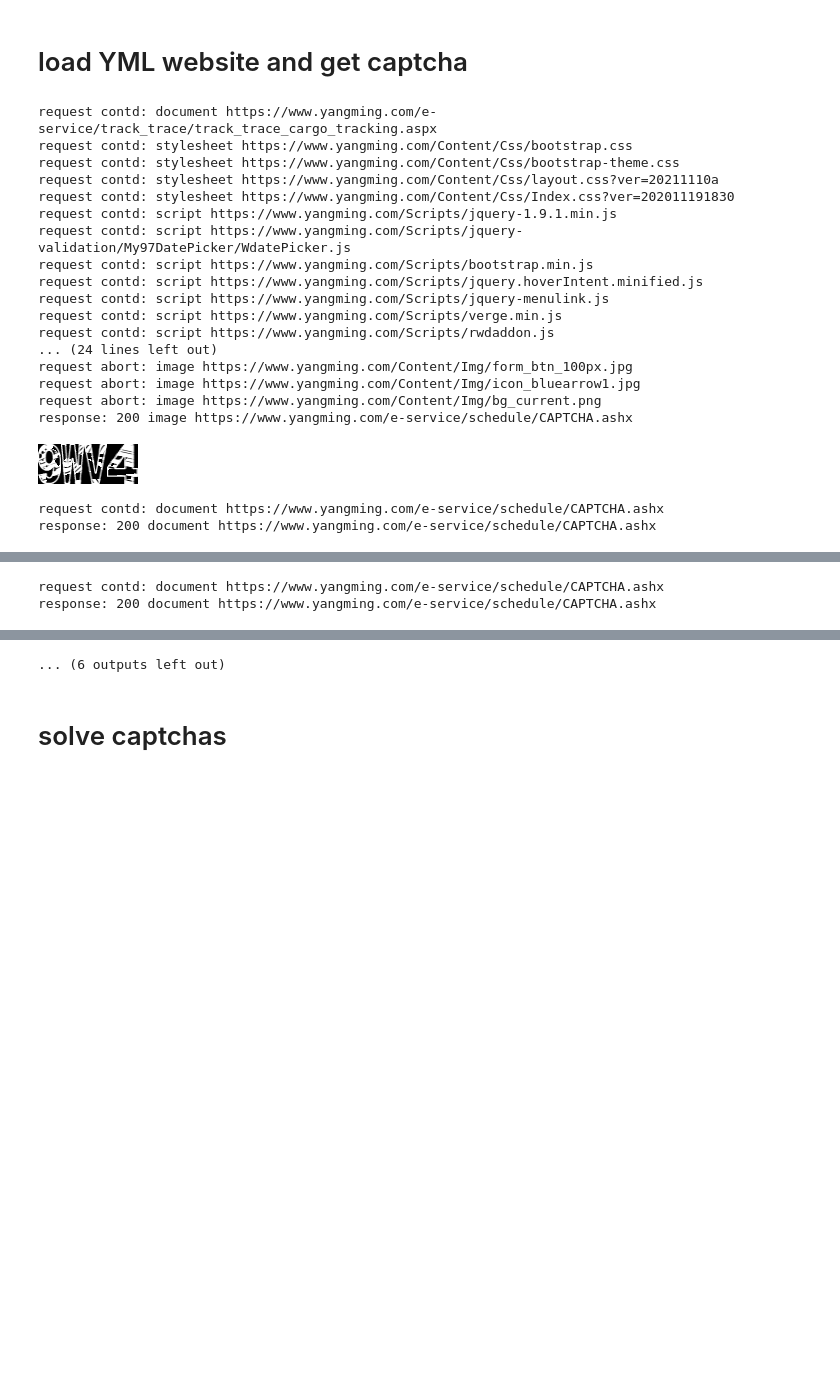
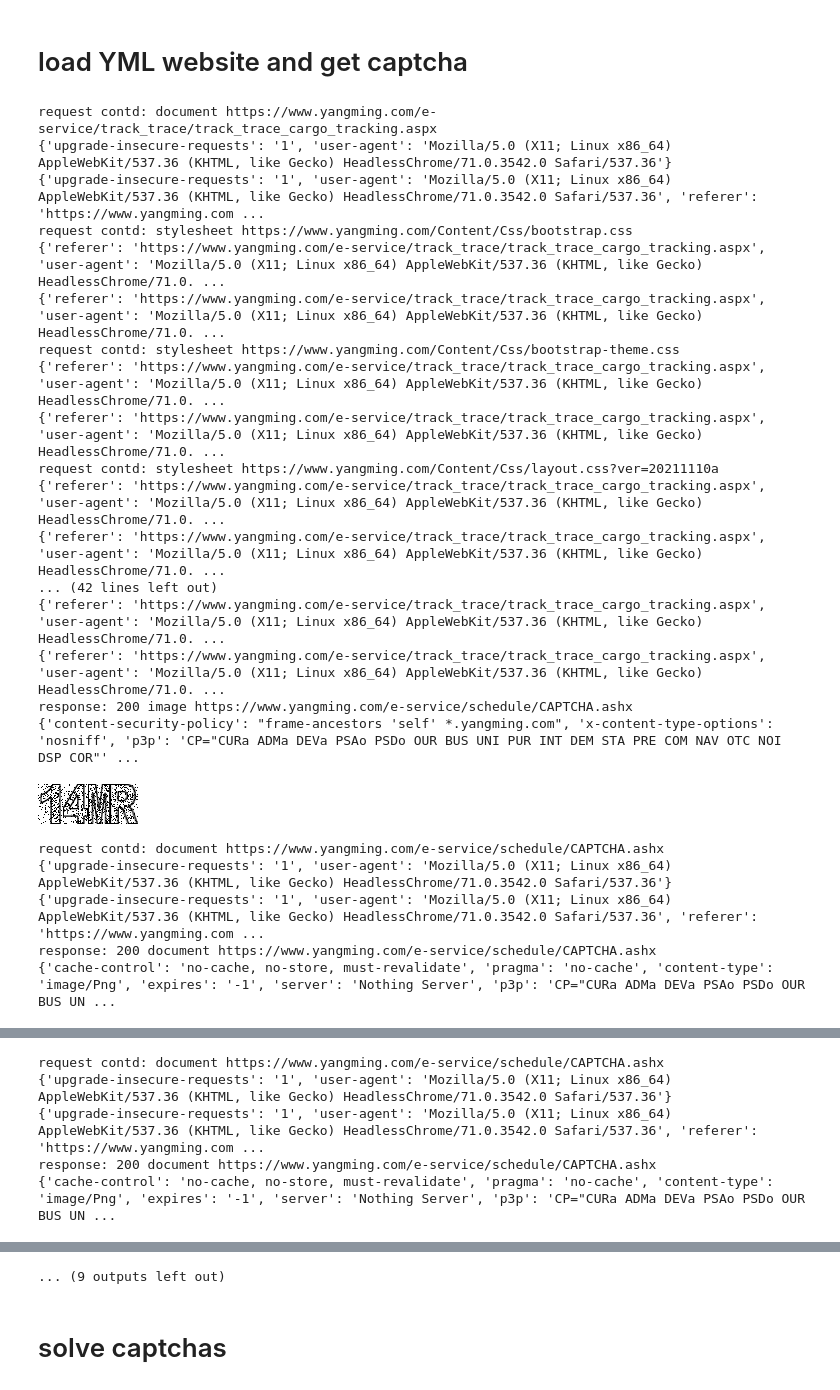
Before and after one commit to fmspatrickrosendahl/my-first-binder, a Jupyter notebook: notebooks/YML/website_pyppeteer_yml.ipynb, the cells around one changed output, grey strips where cells are left out. Drawn from its saved outputs; the diff is of its cells as text; code cells hidden in the pictures; blank space fills up the shorter version.

```diff
--- a/notebooks/YML/website_pyppeteer_yml.ipynb
+++ b/notebooks/YML/website_pyppeteer_yml.ipynb
@@ -89,18 +89,22 @@ images = []
 
 async def interceptRequest(interceptedRequest):
     if url_abort in interceptedRequest.url :
-        print("request abort: " + interceptedRequest.resourceType + " " + interceptedRequest.url )
+        #print("request abort: " + interceptedRequest.resourceType + " " + interceptedRequest.url )
         await interceptedRequest.abort()
         return
     if interceptedRequest.resourceType != 'image' :
         print("request contd: " + interceptedRequest.resourceType + " " + interceptedRequest.url )
+        print( interceptedRequest.headers )
+        interceptedRequest.headers.update({'referer': 'https://www.yangming.com/e-service/track_trace/track_trace_cargo_tracking.aspx'})
+        print( interceptedRequest.headers )
         await interceptedRequest.continue_()
         return
     if url_captcha not in interceptedRequest.url :
-        print("request abort: " + interceptedRequest.resourceType + " " + interceptedRequest.url )
+        #print("request abort: " + interceptedRequest.resourceType + " " + interceptedRequest.url )
         await interceptedRequest.abort()
         return
     print("request contd: " + interceptedRequest.resourceType + " " + interceptedRequest.url )
+    print( interceptedRequest.headers )
     await interceptedRequest.continue_()
 page.on('request', lambda interceptedRequest: asyncio.ensure_future(interceptRequest(interceptedRequest)))
 await page.setRequestInterception(True)
@@ -112,50 +116,54 @@ async def interceptResponse(interceptedResponse):
     print("response: " + str(interceptedResponse.status) + " " + interceptedResponse.request.resourceType + " " + interceptedResponse.request.url )
     if not interceptedResponse.ok :
         return
+    print(interceptedResponse.headers)
     image = Image.open(io.BytesIO(await interceptedResponse.buffer()))
     display(image)
     images.append(image)
 page.on('response', lambda interceptedResponse: asyncio.ensure_future(interceptResponse(interceptedResponse)))
 
 await page.goto(url)
 await page.screenshot({'path': 'example.png', 'fullPage': 'true'})
 cont = await page.content()
 
 await page.goto(url_captcha)
 await page.goto(url_captcha)
 await page.goto(url_captcha)
 await page.goto(url_captcha)
 await page.goto(url_captcha)
 await page.goto(url_captcha)
 await page.goto(url_captcha)
 await page.goto(url_captcha)
 
 await browser.close()
 #display(Image.open('example.png'))
 #print(cont)
 
 display( images[0] )
 dirname = savesession( images )
 print("saved images to " + dirname)
 # %% [output]
 request contd: document https://www.yangming.com/e-service/track_trace/track_trace_cargo_tracking.aspx
+{'upgrade-insecure-requests': '1', 'user-agent': 'Mozilla/5.0 (X11; Linux x86_64) AppleWebKit/537.36 (KHTML, like Gecko) HeadlessChrome/71.0.3542.0 Safari/537.36'}
+{'upgrade-insecure-requests': '1', 'user-agent': 'Mozilla/5.0 (X11; Linux x86_64) AppleWebKit/537.36 (KHTML, like Gecko) HeadlessChrome/71.0.3542.0 Safari/537.36', 'referer': 'https://www.yangming.com ...
 request contd: stylesheet https://www.yangming.com/Content/Css/bootstrap.css
+{'referer': 'https://www.yangming.com/e-service/track_trace/track_trace_cargo_tracking.aspx', 'user-agent': 'Mozilla/5.0 (X11; Linux x86_64) AppleWebKit/537.36 (KHTML, like Gecko) HeadlessChrome/71.0. ...
+{'referer': 'https://www.yangming.com/e-service/track_trace/track_trace_cargo_tracking.aspx', 'user-agent': 'Mozilla/5.0 (X11; Linux x86_64) AppleWebKit/537.36 (KHTML, like Gecko) HeadlessChrome/71.0. ...
 request contd: stylesheet https://www.yangming.com/Content/Css/bootstrap-theme.css
+{'referer': 'https://www.yangming.com/e-service/track_trace/track_trace_cargo_tracking.aspx', 'user-agent': 'Mozilla/5.0 (X11; Linux x86_64) AppleWebKit/537.36 (KHTML, like Gecko) HeadlessChrome/71.0. ...
+{'referer': 'https://www.yangming.com/e-service/track_trace/track_trace_cargo_tracking.aspx', 'user-agent': 'Mozilla/5.0 (X11; Linux x86_64) AppleWebKit/537.36 (KHTML, like Gecko) HeadlessChrome/71.0. ...
 request contd: stylesheet https://www.yangming.com/Content/Css/layout.css?ver=20211110a
-request contd: stylesheet https://www.yangming.com/Content/Css/Index.css?ver=202011191830
-request contd: script https://www.yangming.com/Scripts/jquery-1.9.1.min.js
-request contd: script https://www.yangming.com/Scripts/jquery-validation/My97DatePicker/WdatePicker.js
-request contd: script https://www.yangming.com/Scripts/bootstrap.min.js
-request contd: script https://www.yangming.com/Scripts/jquery.hoverIntent.minified.js
-request contd: script https://www.yangming.com/Scripts/jquery-menulink.js
-request contd: script https://www.yangming.com/Scripts/verge.min.js
-request contd: script https://www.yangming.com/Scripts/rwdaddon.js
-... (24 lines left out)
-request abort: image https://www.yangming.com/Content/Img/form_btn_100px.jpg
-request abort: image https://www.yangming.com/Content/Img/icon_bluearrow1.jpg
-request abort: image https://www.yangming.com/Content/Img/bg_current.png
+{'referer': 'https://www.yangming.com/e-service/track_trace/track_trace_cargo_tracking.aspx', 'user-agent': 'Mozilla/5.0 (X11; Linux x86_64) AppleWebKit/537.36 (KHTML, like Gecko) HeadlessChrome/71.0. ...
+{'referer': 'https://www.yangming.com/e-service/track_trace/track_trace_cargo_tracking.aspx', 'user-agent': 'Mozilla/5.0 (X11; Linux x86_64) AppleWebKit/537.36 (KHTML, like Gecko) HeadlessChrome/71.0. ...
+... (42 lines left out)
+{'referer': 'https://www.yangming.com/e-service/track_trace/track_trace_cargo_tracking.aspx', 'user-agent': 'Mozilla/5.0 (X11; Linux x86_64) AppleWebKit/537.36 (KHTML, like Gecko) HeadlessChrome/71.0. ...
+{'referer': 'https://www.yangming.com/e-service/track_trace/track_trace_cargo_tracking.aspx', 'user-agent': 'Mozilla/5.0 (X11; Linux x86_64) AppleWebKit/537.36 (KHTML, like Gecko) HeadlessChrome/71.0. ...
 response: 200 image https://www.yangming.com/e-service/schedule/CAPTCHA.ashx
+{'content-security-policy': "frame-ancestors 'self' *.yangming.com", 'x-content-type-options': 'nosniff', 'p3p': 'CP="CURa ADMa DEVa PSAo PSDo OUR BUS UNI PUR INT DEM STA PRE COM NAV OTC NOI DSP COR"' ...
-[figure, old version]
+[figure, new version]
 request contd: document https://www.yangming.com/e-service/schedule/CAPTCHA.ashx
+{'upgrade-insecure-requests': '1', 'user-agent': 'Mozilla/5.0 (X11; Linux x86_64) AppleWebKit/537.36 (KHTML, like Gecko) HeadlessChrome/71.0.3542.0 Safari/537.36'}
+{'upgrade-insecure-requests': '1', 'user-agent': 'Mozilla/5.0 (X11; Linux x86_64) AppleWebKit/537.36 (KHTML, like Gecko) HeadlessChrome/71.0.3542.0 Safari/537.36', 'referer': 'https://www.yangming.com ...
 response: 200 document https://www.yangming.com/e-service/schedule/CAPTCHA.ashx
+{'cache-control': 'no-cache, no-store, must-revalidate', 'pragma': 'no-cache', 'content-type': 'image/Png', 'expires': '-1', 'server': 'Nothing Server', 'p3p': 'CP="CURa ADMa DEVa PSAo PSDo OUR BUS UN ...
 Task exception was never retrieved
@@ -173,3 +175,6 @@ TypeError: a bytes-like object is required, not 'str'
 request contd: document https://www.yangming.com/e-service/schedule/CAPTCHA.ashx
+{'upgrade-insecure-requests': '1', 'user-agent': 'Mozilla/5.0 (X11; Linux x86_64) AppleWebKit/537.36 (KHTML, like Gecko) HeadlessChrome/71.0.3542.0 Safari/537.36'}
+{'upgrade-insecure-requests': '1', 'user-agent': 'Mozilla/5.0 (X11; Linux x86_64) AppleWebKit/537.36 (KHTML, like Gecko) HeadlessChrome/71.0.3542.0 Safari/537.36', 'referer': 'https://www.yangming.com ...
 response: 200 document https://www.yangming.com/e-service/schedule/CAPTCHA.ashx
+{'cache-control': 'no-cache, no-store, must-revalidate', 'pragma': 'no-cache', 'content-type': 'image/Png', 'expires': '-1', 'server': 'Nothing Server', 'p3p': 'CP="CURa ADMa DEVa PSAo PSDo OUR BUS UN ...
 Task exception was never retrieved
@@ -204,6 +215,6 @@ Traceback (most recent call last):
     page.on('response', lambda interceptedResponse: asyncio.ensure_future(interceptResponse(interceptedResponse)))
 TypeError: a bytes-like object is required, not 'str'
-... (6 outputs left out)
+... (9 outputs left out)
 # %% [markdown]
 # solve captchas
 # %%
```
Also changed, not shown: parts of 1 cell of this notebook.
